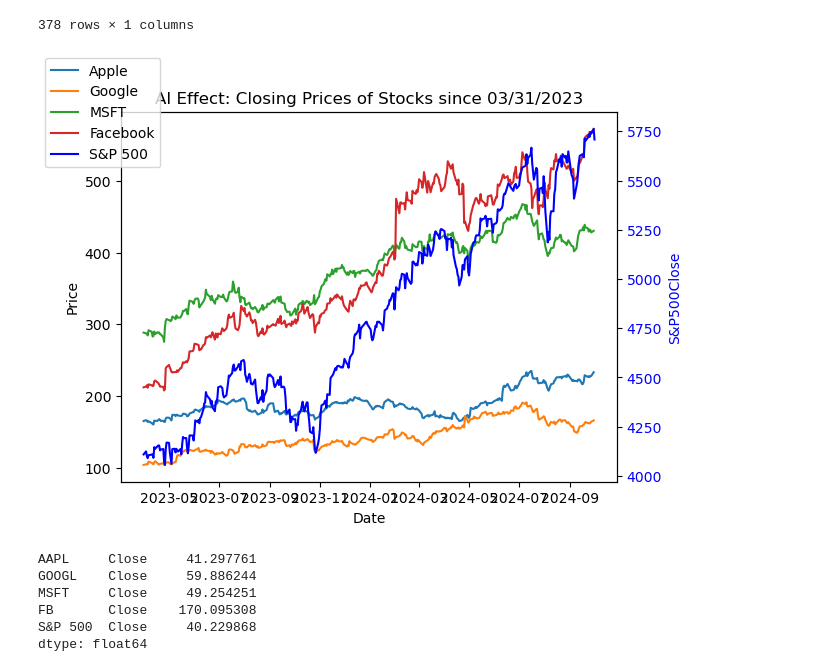
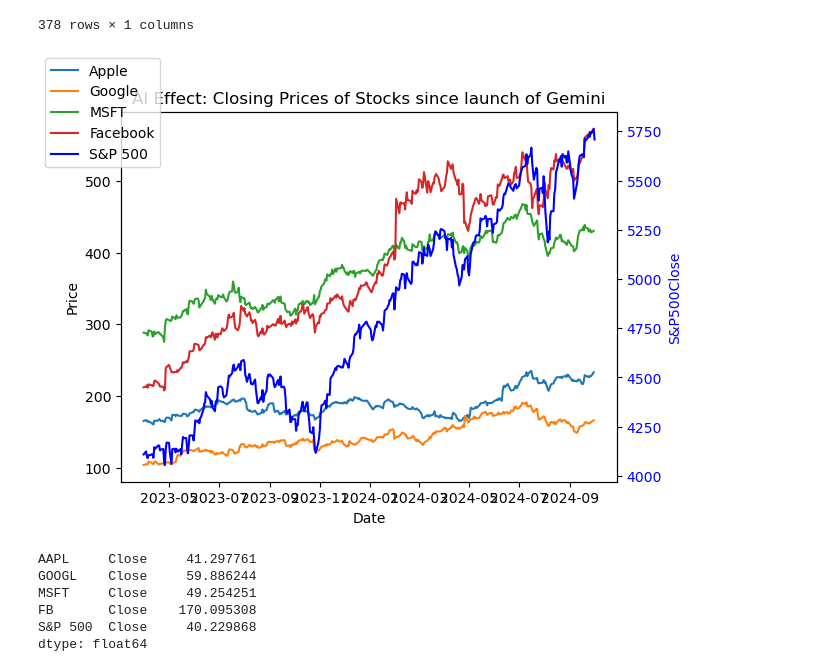
Before and after one commit to KingCam12/Project1_Group3, a Jupyter notebook: project1_group3.ipynb, the cells around one changed output. Cells and saved outputs as stored; diff of their text form; code cells hidden in the pictures.

```diff
--- a/project1_group3.ipynb
+++ b/project1_group3.ipynb
@@ -440,30 +441,30 @@ facebook_data_AI = facebook_data.loc['2023-03-31':'2024-10-01']
 # %%
 # Create a figure and axis
 fig, ax1 = plt.subplots()
 
 # Plot the closing prices of the stocks on left y-axis
 ax1.plot(apple_data_AI['Close'], label=["MSFT"])
 ax1.plot(google_data_AI['Close'], label=["Google"])
 ax1.plot(microsoft_data_AI['Close'], label=["Apple"])
 ax1.plot(facebook_data_AI['Close'], label=["Facebook"])
 ax1.set_xlabel("Date")
 ax1.set_ylabel("Price")
 ax1.tick_params(axis="y")
 
 # Create a second y-axis for the S&P 500
 ax2 = ax1.twinx()
 
 # Plot the S&P 500 on the right y-axis
 ax2.plot(sp500_data_AI, color="b", label="S&P 500")
 ax2.set_ylabel("S&P500" + "Close", color="b")
 ax2.tick_params(axis="y", labelcolor="b")
 
 # Show the plot
-plt.title("AI Effect: Closing Prices of Stocks since 03/31/2023")
+plt.title("AI Effect: Closing Prices of Stocks since launch of Gemini")
 fig.legend(["Apple", "Google", "MSFT", "Facebook", "S&P 500"], loc="upper left")
 plt.show()
 # %% [output]
-[figure, old version]
+[figure, new version]
 # %%
 # Return on all 4 stocks vs S&P 500 since 2023-03-31 (launch of Gemini - Google's AI bot)
 start_prices = closing_prices_AI.iloc[0]
```
Also changed, not shown: parts of 36 cells of this notebook, 2 other files.
